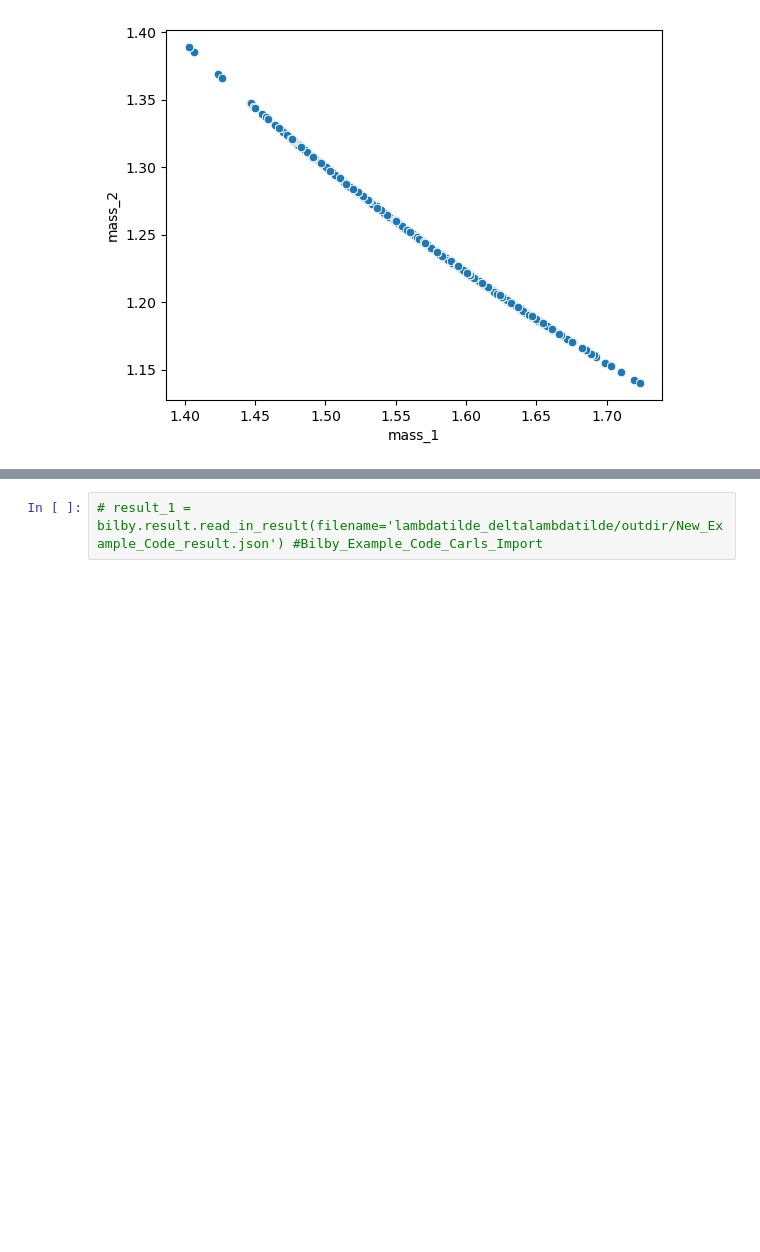
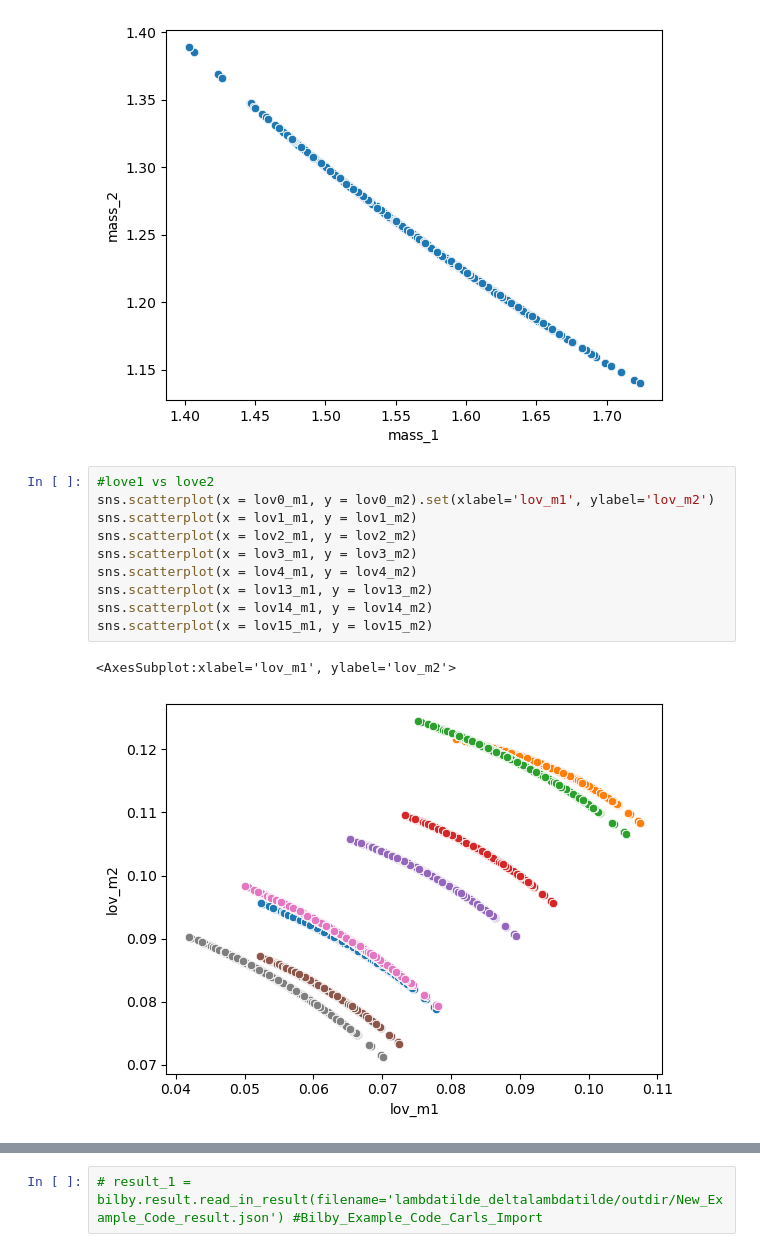
Before and after one commit to daniellmarc/Binary_Love, a Jupyter notebook: Test_extract_EOS.ipynb, the cells around one changed output, grey strips where cells are left out. Drawn from its saved outputs; the diff is of its cells as text; blank space fills up the shorter version.

Commit message:
diagonistic scatter plots

```diff
--- a/Test_extract_EOS.ipynb
+++ b/Test_extract_EOS.ipynb
@@ -350,3 +350,16 @@ sns.scatterplot( x=results.posterior['mass_1'], y=results.posterior['mass_2'])
 # %% [output]
 <AxesSubplot:xlabel='mass_1', ylabel='mass_2'>
 [figure]
+# %%
+#love1 vs love2
+sns.scatterplot(x = lov0_m1, y = lov0_m2).set(xlabel='lov_m1', ylabel='lov_m2')
+sns.scatterplot(x = lov1_m1, y = lov1_m2)
+sns.scatterplot(x = lov2_m1, y = lov2_m2)
+sns.scatterplot(x = lov3_m1, y = lov3_m2)
+sns.scatterplot(x = lov4_m1, y = lov4_m2)
+sns.scatterplot(x = lov13_m1, y = lov13_m2)
+sns.scatterplot(x = lov14_m1, y = lov14_m2)
+sns.scatterplot(x = lov15_m1, y = lov15_m2)
+# %% [output]
+<AxesSubplot:xlabel='lov_m1', ylabel='lov_m2'>
+[figure, added]
```
Also changed, not shown: parts of 1 cell of this notebook.
